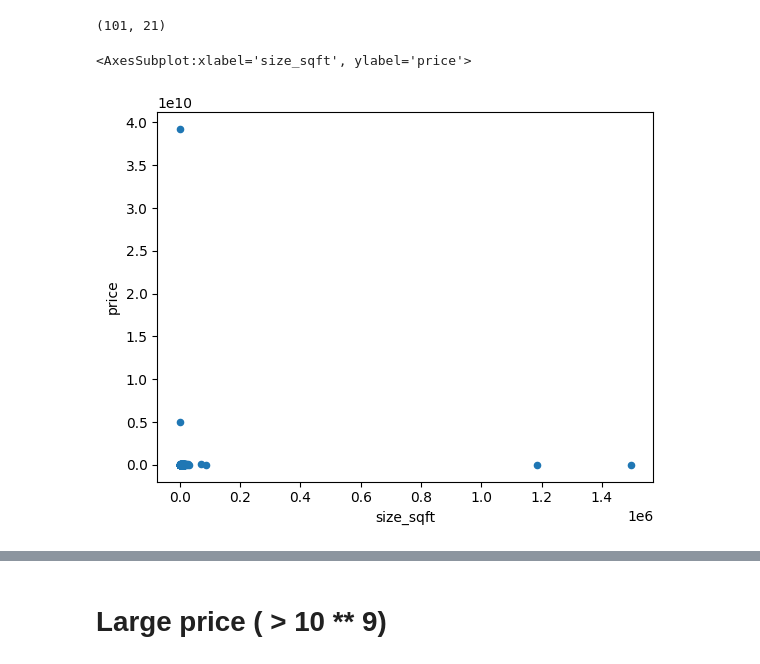
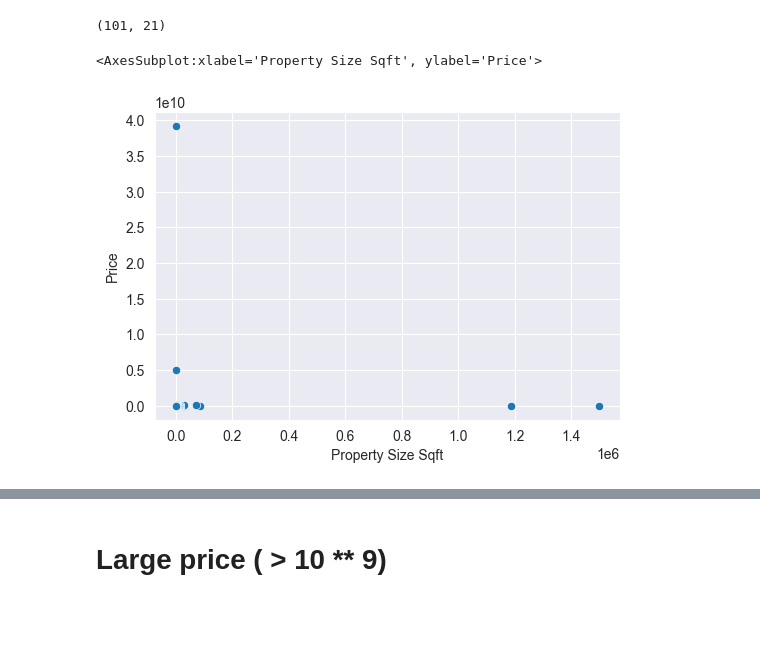
Before and after one commit to atul1696/cs5228-project, a Jupyter notebook: outliers.ipynb, the cells around one changed output, grey strips where cells are left out. Cells and saved outputs as stored; diff of their text form; code cells hidden in the pictures; blank space fills up the shorter version.

```diff
--- a/outliers.ipynb
+++ b/outliers.ipynb
@@ -17,8 +40,8 @@ df_train[df_train["price"] == 0].shape
 (101, 21)
 # %%
 df_train = df_train[df_train["price"] > 0]
-# %%
-df_train.plot.scatter("size_sqft", "price")
-# %% [output]
-<AxesSubplot:xlabel='size_sqft', ylabel='price'>
-[figure, removed]
+# %%
+get_plot(df_train, x='size_sqft', x_label='Property Size Sqft', y='price', y_label='Price', plot_type='scatter')
+# %% [output]
+<AxesSubplot:xlabel='Property Size Sqft', ylabel='Price'>
+[figure, added]
```
Also changed, not shown: parts of 10 cells of this notebook, 3 other files.
